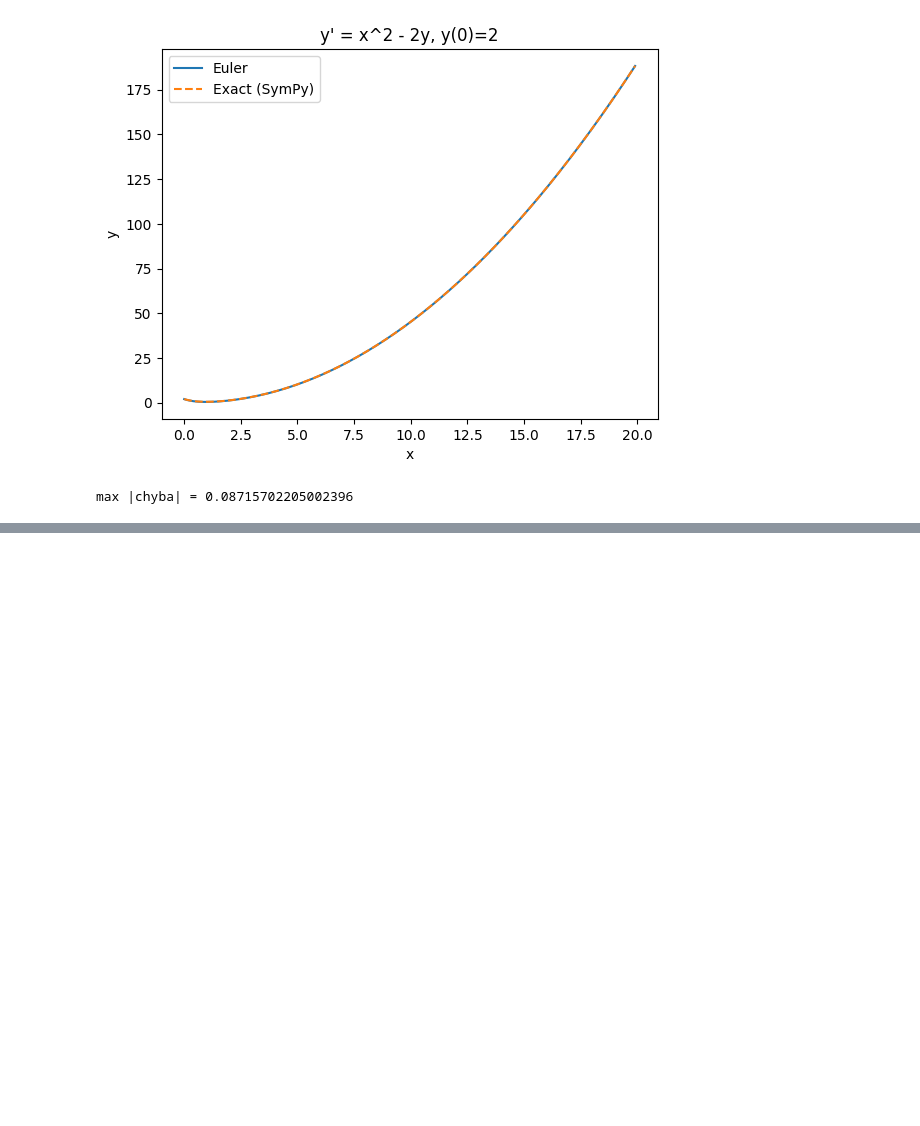
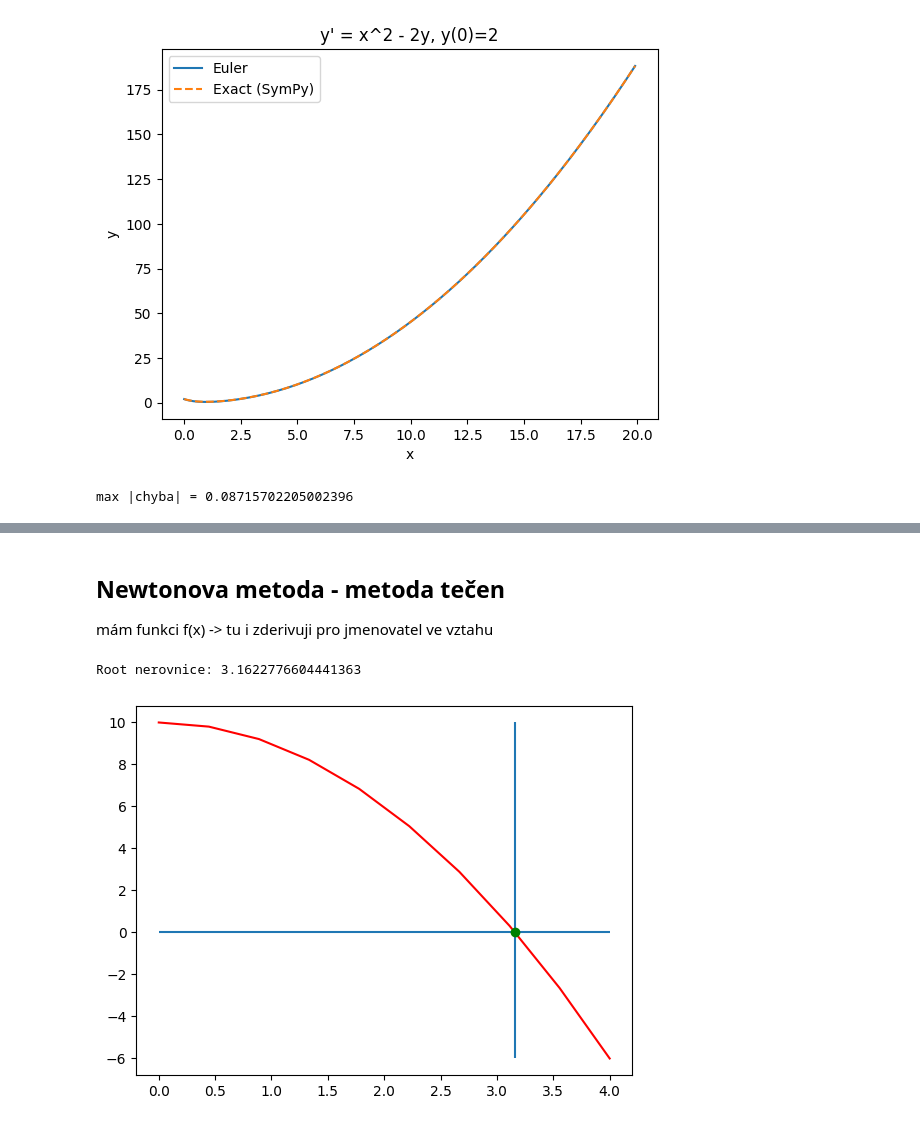
Before and after one commit to Marty808s/STATNICE-SZZ-PB_SZZ-VB, a Jupyter notebook: MSW/VB_MSW.ipynb, the cells around one changed output, grey strips where cells are left out. Drawn from its saved outputs; the diff is of its cells as text; code cells hidden in the pictures; blank space fills up the shorter version.

```diff
--- a/MSW/VB_MSW.ipynb
+++ b/MSW/VB_MSW.ipynb
@@ -806,0 +914,35 @@ max |chyba| = 0.08715702205002396
+# %% [markdown]
+## Newtonova metoda - metoda tečen
+mám funkci f(x) -> tu i zderivuji pro jmenovatel ve vztahu
+# %%
+def f(x):
+    return 10 -x**2
+
+def difF(x, h=0.1): #výpočet diference funkce centrální metodou
+    return ((f(x+h) - f(x-h))/(2*h))
+
+a = 0
+b = 4
+x = np.linspace(a,b,10)
+eps = 0.001
+
+x_new = (a+b)/2
+x_old = a
+
+while np.abs(x_new - x_old) > eps:
+    x_old = x_new
+    x_new = x_old - (f(x_old)/difF(x_old))
+
+
+y = f(x)
+
+print("Root nerovnice:", x_new)
+
+plt.plot(x,y,'r-')
+plt.hlines(0,0,4)
+plt.vlines(x_new,-6,10)
+plt.plot(x_new,0,"go") # zde je kořen s přesností 2 eps
+plt.show()
+# %% [output]
+Root nerovnice: 3.1622776604441363
+[figure, added]
```
Also changed, not shown: parts of 15 cells of this notebook.
